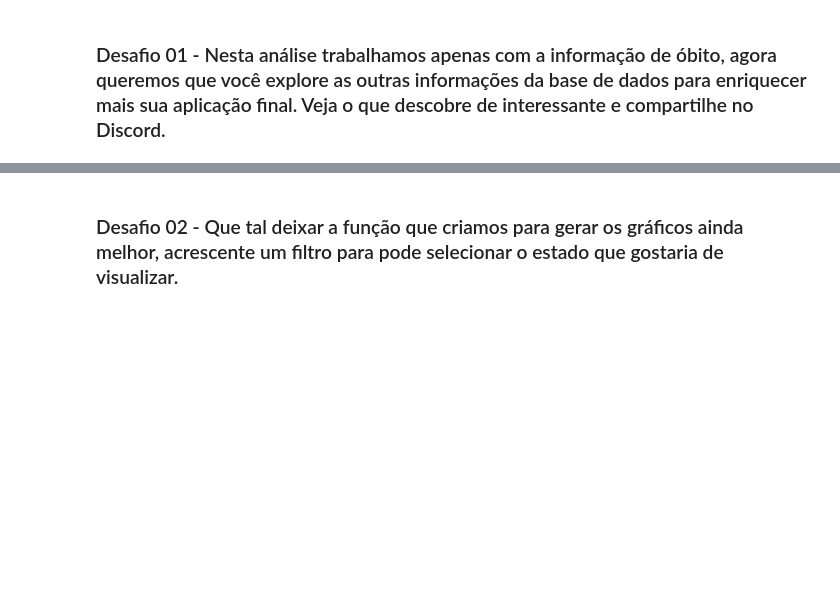
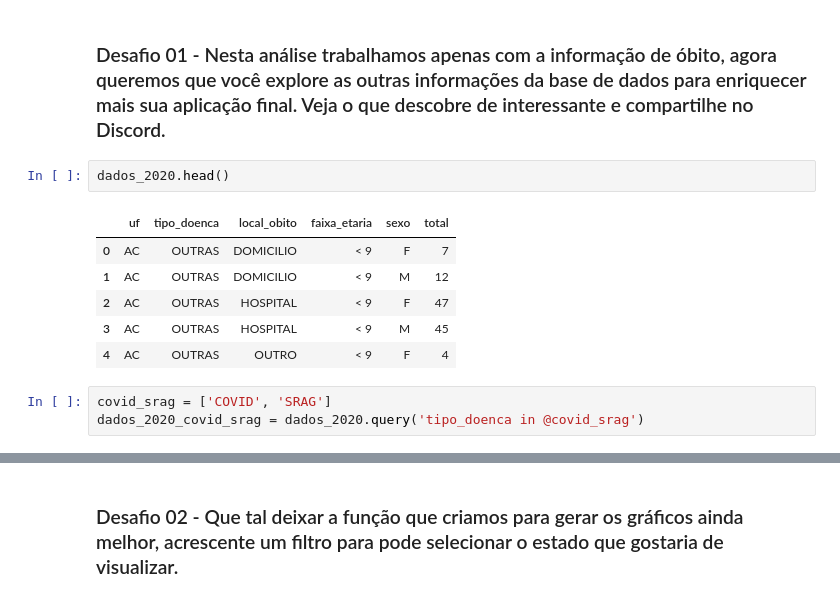
Before and after one commit to Emersonmiady/analise_covid, a Jupyter notebook: notebooks/analise_obitos_covid.ipynb, the cells around one changed output, grey strips where cells are left out. Drawn from its saved outputs; the diff is of its cells as text; blank space fills up the shorter version.

```diff
--- a/notebooks/analise_obitos_covid.ipynb
+++ b/notebooks/analise_obitos_covid.ipynb
@@ -122,3 +122,15 @@ grafico_comparativo('SRAG')
 [figure]
 # %% [markdown]
 ### Desafio 01 - Nesta análise trabalhamos apenas com a informação de óbito, agora queremos que você explore as outras informações da base de dados para enriquecer mais sua aplicação final. Veja o que descobre de interessante e compartilhe no Discord.
+# %%
+dados_2020.head()
+# %% [output]
+|  | uf | tipo_doenca | local_obito | faixa_etaria | sexo | total |
+| 0 | AC | OUTRAS | DOMICILIO | < 9 | F | 7 |
+| 1 | AC | OUTRAS | DOMICILIO | < 9 | M | 12 |
+| 2 | AC | OUTRAS | HOSPITAL | < 9 | F | 47 |
+| 3 | AC | OUTRAS | HOSPITAL | < 9 | M | 45 |
+| 4 | AC | OUTRAS | OUTRO | < 9 | F | 4 |
+# %%
+covid_srag = ['COVID', 'SRAG']
+dados_2020_covid_srag = dados_2020.query('tipo_doenca in @covid_srag')
```
Also changed, not shown: parts of 6 cells of this notebook.
